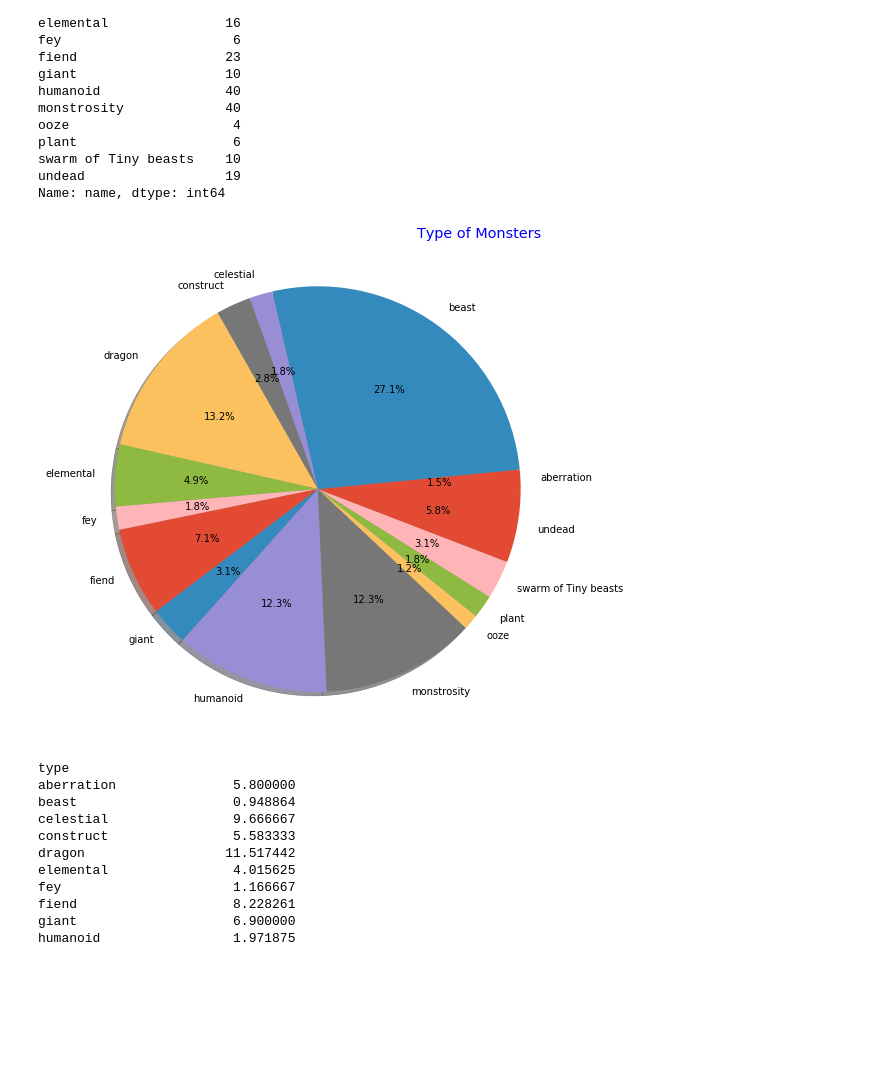
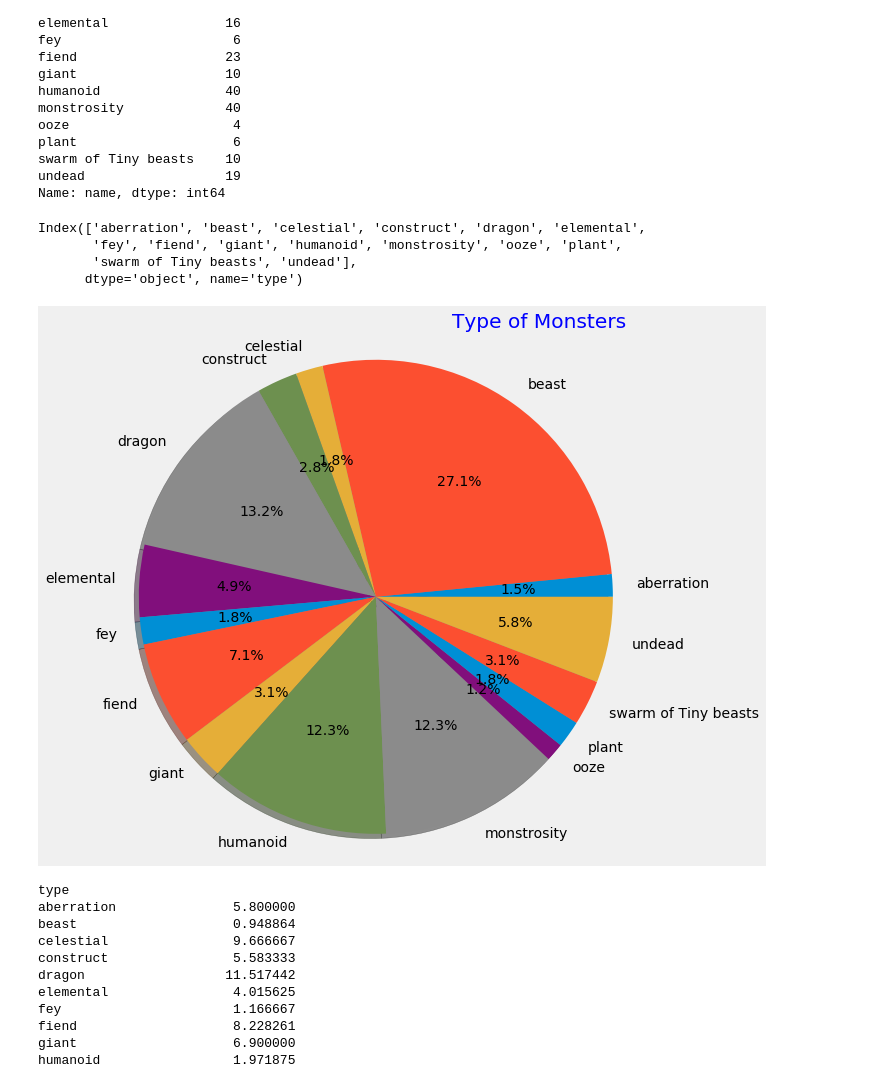
Before and after one commit to claxtonh/Project-1, a Jupyter notebook: Getting Data-Copy2.ipynb, the cells around one changed output. Drawn from its saved outputs; the diff is of its cells as text; code cells hidden in the pictures; blank space fills up the shorter version.

```diff
--- a/Getting Data-Copy2.ipynb
+++ b/Getting Data-Copy2.ipynb
@@ -11,3 +31,5 @@ base_url = "http://dnd5eapi.co/api/"
+# %%
+plt.style.use("fivethirtyeight")
 # %% [markdown]
 ## Monsters
 # %%
@@ -271,16 +275,25 @@ plant                    6
 swarm of Tiny beasts    10
 undead                  19
 Name: name, dtype: int64
+# %%
+type_label=monster.groupby("type")["name"].count().index
+type_label
+# %% [output]
+Index(['aberration', 'beast', 'celestial', 'construct', 'dragon', 'elemental',
+       'fey', 'fiend', 'giant', 'humanoid', 'monstrosity', 'ooze', 'plant',
+       'swarm of Tiny beasts', 'undead'],
+      dtype='object', name='type')
 # %%
 
-plt.pie(type_amount, labels=labels_str_type, autopct = "%1.1f%%", shadow = True)
+plt.pie(type_amount, labels=type_label, autopct = "%1.1f%%", shadow = True)
 plt.axis("equal")
 fig = plt.gcf()
 fig.set_size_inches(8,9)
 plt.title("Type of Monsters", loc = 'right', color = "Blue")
 plt.show()
+#fig.savefig('pie_monster_type.png')
 # %% [output]
-[figure, old version]
+[figure, new version]
 # %%
 type_cr=monster.groupby("type")["Challenge Rating"].mean()
 type_cr
```
Also changed, not shown: parts of 13 cells of this notebook.
